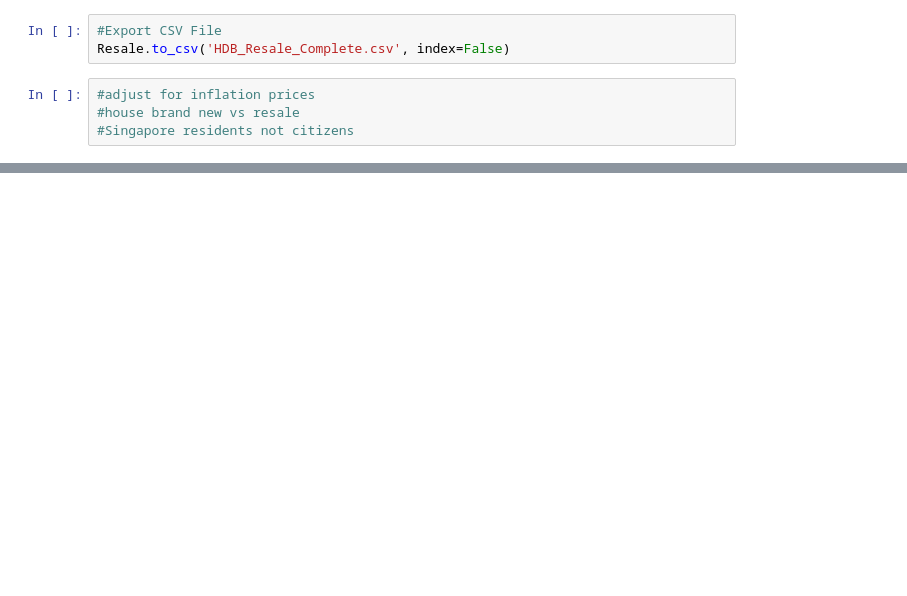
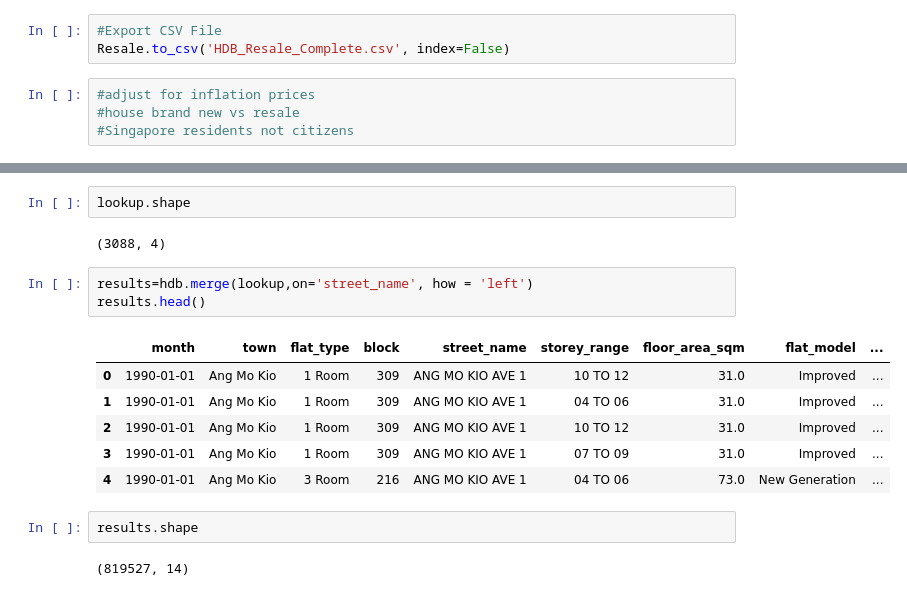
Before and after one commit to FaizalRahman117/IOD, a Jupyter notebook: Mini Lab 1/FR - Mini Lab 1.ipynb, the cells around one changed output, grey strips where cells are left out. Saved outputs shown, nothing was run; the diff lists cells and outputs as text; blank space fills up the shorter version.

```diff
--- a/Mini Lab 1/FR - Mini Lab 1.ipynb
+++ b/Mini Lab 1/FR - Mini Lab 1.ipynb
@@ -414,0 +417,18 @@ res
+# %%
+lookup.shape
+# %% [output]
+(3088, 4)
+# %%
+results=hdb.merge(lookup,on='street_name', how = 'left')
+results.head()
+# %% [output]
+|  | month | town | flat_type | block | street_name | storey_range | floor_area_sqm | flat_model | ... |
+| 0 | 1990-01-01 | Ang Mo Kio | 1 Room | 309 | ANG MO KIO AVE 1 | 10 TO 12 | 31.0 | Improved | ... |
+| 1 | 1990-01-01 | Ang Mo Kio | 1 Room | 309 | ANG MO KIO AVE 1 | 04 TO 06 | 31.0 | Improved | ... |
+| 2 | 1990-01-01 | Ang Mo Kio | 1 Room | 309 | ANG MO KIO AVE 1 | 10 TO 12 | 31.0 | Improved | ... |
+| 3 | 1990-01-01 | Ang Mo Kio | 1 Room | 309 | ANG MO KIO AVE 1 | 07 TO 09 | 31.0 | Improved | ... |
+| 4 | 1990-01-01 | Ang Mo Kio | 3 Room | 216 | ANG MO KIO AVE 1 | 04 TO 06 | 73.0 | New Generation | ... |
+# %%
+results.shape
+# %% [output]
+(819527, 14)
```
Also changed, not shown: parts of 11 cells of this notebook, 10 other files.
